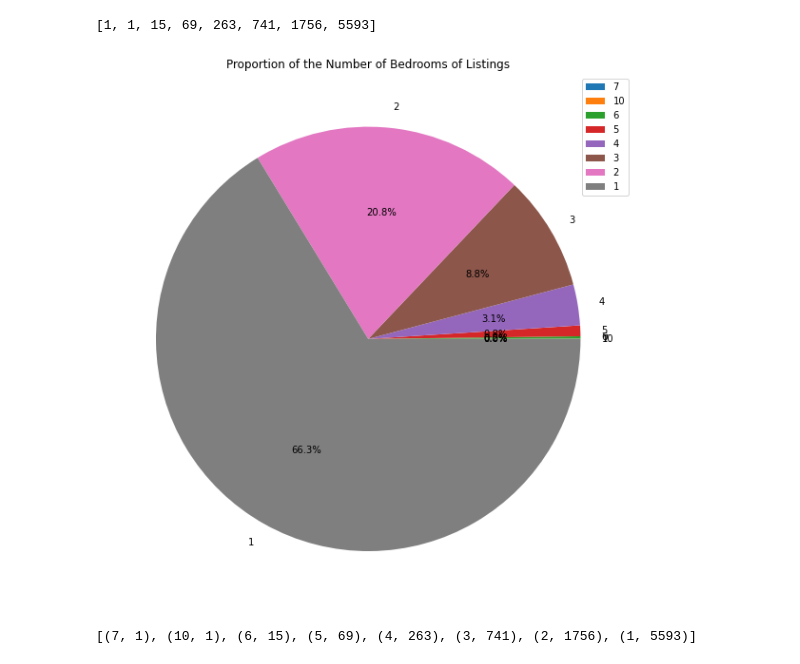
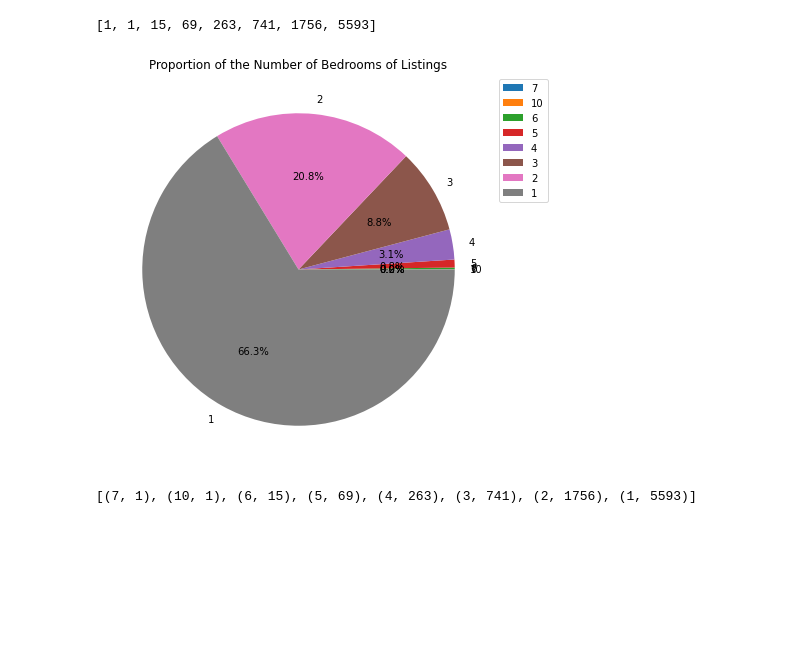
Before and after one commit to Nwanne-analytics/Airbnb_Data_Project, a Jupyter notebook: Working codes COM728.ipynb, the cells around one changed output. Cells and saved outputs as stored; diff of their text form; code cells hidden in the pictures; blank space fills up the shorter version.

```diff
--- a/Working codes COM728.ipynb
+++ b/Working codes COM728.ipynb
@@ -269,17 +269,17 @@ print(num_bedroom_list)
 [1, 1, 15, 69, 263, 741, 1756, 5593]
 # %%
 # plot the pie chart
-fig = plt.figure(figsize=(10,20))
+fig = plt.figure(figsize=(7,9))
 
 plt.pie(num_bedroom_list,labels=bedroom_list,autopct='%1.1f%%')
 plt.title("Proportion of the Number of Bedrooms of Listings")
 
 plt.legend(loc="best",bbox_to_anchor=(1,1))
 
 plt.show()
 # fig.savefig('Bedroom Proportion Pie Chart.png')
 # %% [output]
-[figure, old version]
+[figure, new version]
 # %%
 # let the user have a sense of the proportion of the number of bedrooms
 def merge(list1, list2):
```
Also changed, not shown: parts of 7 cells of this notebook, 6 other files.
